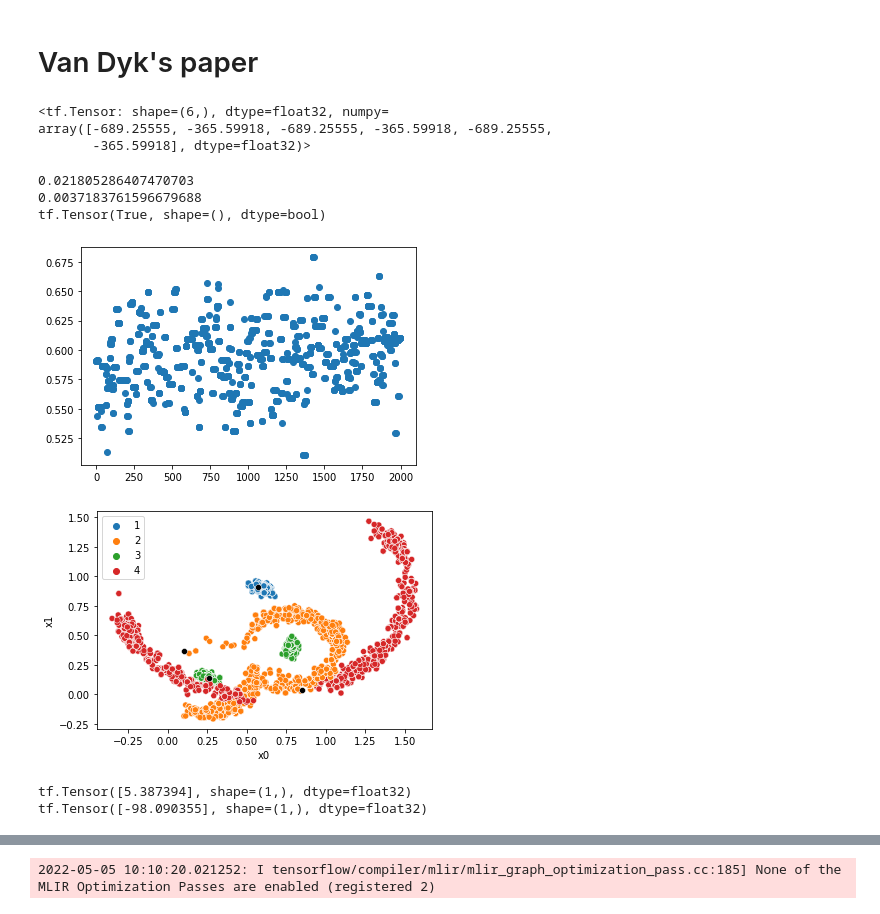
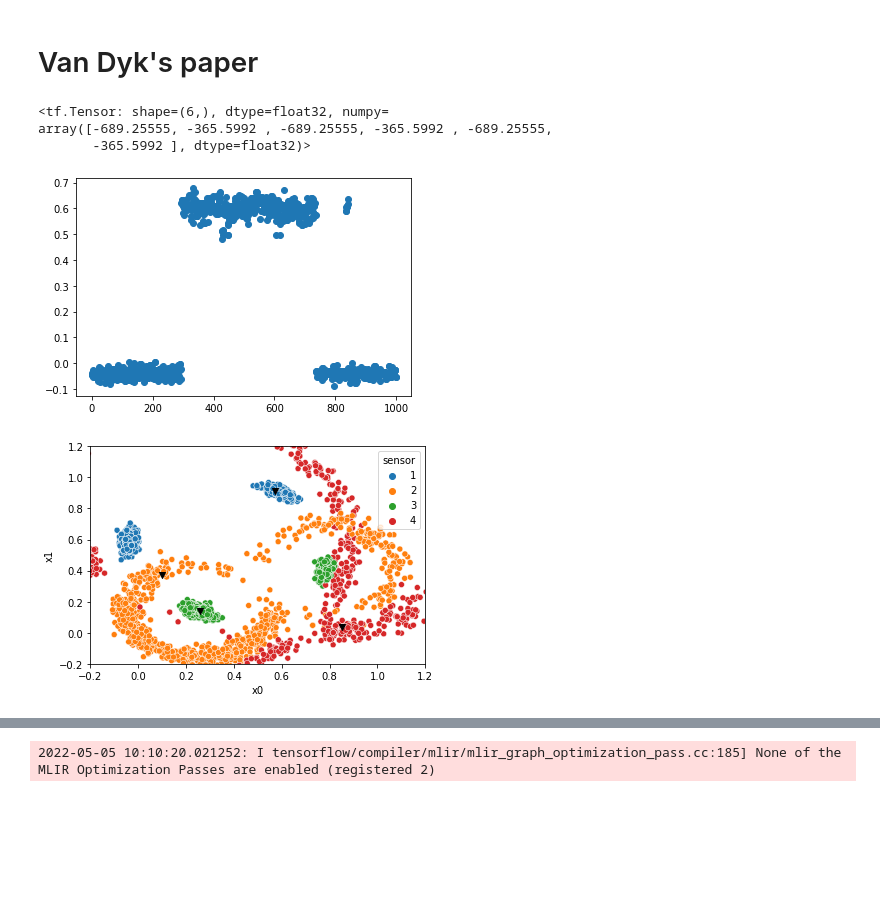
Before and after one commit to XingLLiu/u-stat-high-dim, a Jupyter notebook: sensor_network.ipynb, the cells around one changed output, grey strips where cells are left out. Cells and saved outputs as stored; diff of their text form; code cells hidden in the pictures; blank space fills up the shorter version.

```diff
--- a/sensor_network.ipynb
+++ b/sensor_network.ipynb
@@ -373,7 +365,9 @@ loc_true = tf.constant([
 # %%
 tf.random.set_seed(1)
 
-loc = tf.random.uniform((2, 8))
+dim = 8
+
+loc = tf.random.uniform((2, dim))
 
 target = Sensor(Ob, Os, Xb, Xs, Yb, Ys)
 log_prob_fn = target.log_prob
@@ -382,26 +376,5 @@ loc2 = tf.concat([loc, loc, loc], axis=0)
 log_prob_fn(loc2)
 # %% [output]
 <tf.Tensor: shape=(6,), dtype=float32, numpy=
-array([-689.25555, -365.59918, -689.25555, -365.59918, -689.25555,
-       -365.59918], dtype=float32)>
+array([-689.25555, -365.5992 , -689.25555, -365.5992 , -689.25555,
+       -365.5992 ], dtype=float32)>
-# %%
-import time
-
-# tf.random.set_seed(1)
-loc = tf.random.uniform((100, 8))
-
-start = time.time()
-pp = target.log_prob(loc)
-end = time.time()
-print(end - start)
-
-start = time.time()
-pp2 = target.log_prob2(loc)
-end = time.time()
-print(end - start)
-
-print(tf.experimental.numpy.allclose(pp, pp2))
-# %% [output]
-0.021805286407470703
-0.0037183761596679688
-tf.Tensor(True, shape=(), dtype=bool)
@@ -408,16 +404,21 @@ tf.Tensor(True, shape=(), dtype=bool)
 # %%
 dim = 8
 
-n = 2000
-# ind = tf.range(start=0, limit=200000, delta=200000//n)
-ind = tf.range(start=0, limit=100000, delta=100000//n)
+n = 1000
+ind = tf.range(start=0, limit=200000, delta=200000//n)
+# ind = tf.range(start=0, limit=100000, delta=100000//n)
+# ind = range(n)
 
-mcmc_res = pd.read_csv("res/sensors/res_ram.csv")
+ram_scale = 0.7
+
+# mcmc_res = pd.read_csv("res/sensors/res_ram.csv")
 # mcmc_res = pd.read_csv("res/sensors/res_mt.csv")
+mcmc_res = pd.read_csv(f"res/sensors/modified_ram_{ram_scale}.csv")
+
 samples_off = tf.constant(mcmc_res.loc[ind].to_numpy(), dtype=tf.float32)
 # %%
 # samples_off = mcmc_res.to_numpy()
 _ = plt.scatter(range(samples_off.shape[0]), samples_off[:, 0])
 # %% [output]
-[figure, old version]
+[figure, new version]
 # %%
@@ -449,12 +473,4 @@ def show_jumps(x, lims=None, mode_list=None):
 # %%
-plot_sensors(samples_off)
+plot_sensors(samples_off, lims=[-0.2, 1.2, -0.2, 1.2], loc_true=loc_true)
 # %% [output]
-[figure, old version]
+[figure, new version]
-# %%
-print(log_prob_fn(tf.constant(
-    [[-0.04030127,  0.5771746 ,  1.0083778 ,  0.21558024,  0.77958536, 0.40376794,  0.31509128, -0.27444535]])))
-print(log_prob_fn(tf.constant(
-    [[0.6030127,  0.9 ,  1.0083778 ,  0.21558024,  0.77958536, 0.40376794,  0.31509128, -0.27444535]])))
-# %% [output]
-tf.Tensor([5.387394], shape=(1,), dtype=float32)
-tf.Tensor([-98.090355], shape=(1,), dtype=float32)
```
Also changed, not shown: parts of 57 cells of this notebook, 8 other files.
